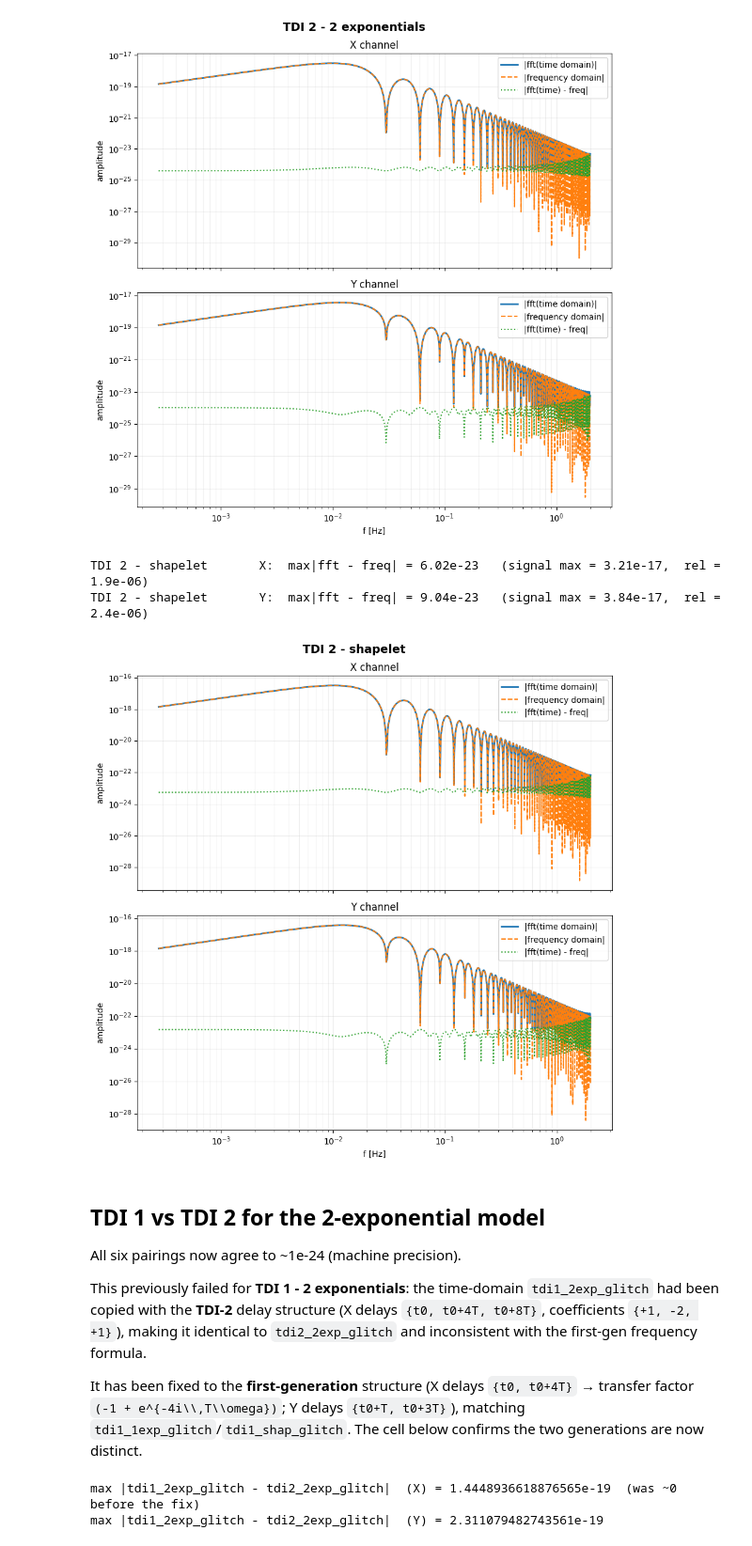
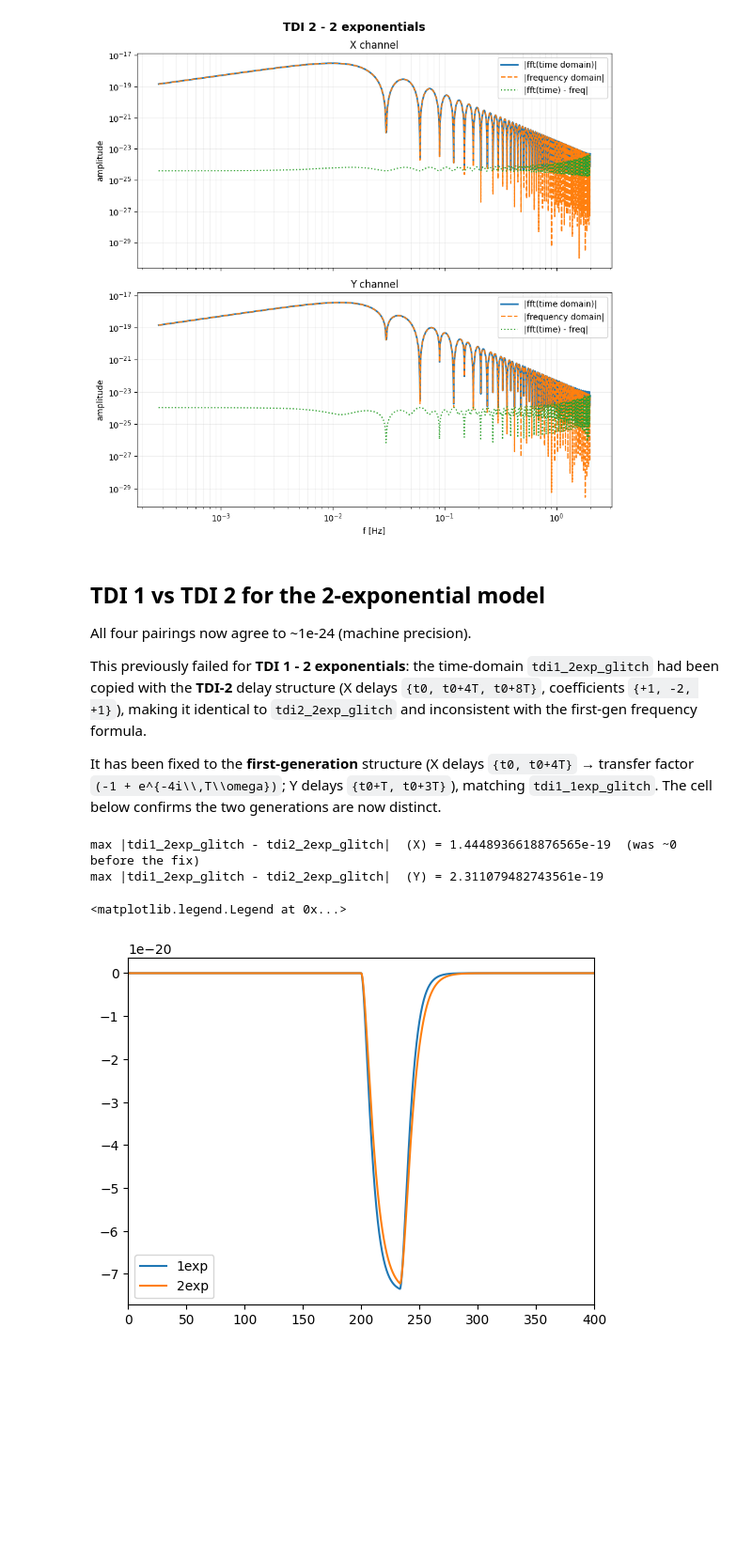
Before and after one commit to gmenta24/jaxglitches, a Jupyter notebook: waveform_fft_tests.ipynb, the cells around one changed output. Shown at 94% size. Saved outputs shown, nothing was run; the diff lists cells and outputs as text; code cells hidden in the pictures; blank space fills up the shorter version.

```diff
--- a/waveform_fft_tests.ipynb
+++ b/waveform_fft_tests.ipynb
@@ -51,14 +50,12 @@ t0     = 200.0           # s, glitch onset (well inside the window)
 tau    = 5.0             # s, single decay time (1exp)
 tau1   = 5.0             # s, decay times (2exp)
 tau2   = 7.0
-beta   = 5.0             # s, shapelet decay time
 
 # positional arg packs: (onset, Deltav, decay(s)..., T) -- identical order for
 # the time-domain and frequency-domain version of each model.
 params = {
     '1exp':     (t0, Deltav, tau,        T),
     '2exp':     (t0, Deltav, tau1, tau2, T),
-    'shapelet': (t0, Deltav, beta,       T),
 }
 # %%
 def compare(name, time_fn, freq_fn, p):
@@ -129,16 +120,10 @@ compare('TDI 2 - 2 exponentials', w.tdi2_2exp_glitch, w.tdi2_2exp_f_glitch, para
 TDI 2 - 2 exponentials X:  max|fft - freq| = 4.30e-24   (signal max = 3.08e-18,  rel = 1.4e-06)
 TDI 2 - 2 exponentials Y:  max|fft - freq| = 6.45e-24   (signal max = 3.63e-18,  rel = 1.8e-06)
 [figure]
-# %%
-compare('TDI 2 - shapelet', w.tdi2_shap_glitch, w.tdi2_shap_f_glitch, params['shapelet'])
-# %% [output]
-TDI 2 - shapelet       X:  max|fft - freq| = 6.02e-23   (signal max = 3.21e-17,  rel = 1.9e-06)
-TDI 2 - shapelet       Y:  max|fft - freq| = 9.04e-23   (signal max = 3.84e-17,  rel = 2.4e-06)
-[figure, removed]
 # %% [markdown]
 ## TDI 1 vs TDI 2 for the 2-exponential model
 
-All six pairings now agree to ~1e-24 (machine precision).
+All four pairings now agree to ~1e-24 (machine precision).
 
 This previously failed for **TDI 1 - 2 exponentials**: the time-domain
 `tdi1_2exp_glitch` had been copied with the **TDI-2** delay structure
@@ -147,8 +132,7 @@ to `tdi2_2exp_glitch` and inconsistent with the first-gen frequency formula.
 
 It has been fixed to the **first-generation** structure (X delays `{t0, t0+4T}`
 → transfer factor `(-1 + e^{-4i\\,T\\omega})`; Y delays `{t0+T, t0+3T}`), matching
-`tdi1_1exp_glitch`/`tdi1_shap_glitch`. The cell below confirms the two generations
-are now distinct.
+`tdi1_1exp_glitch`. The cell below confirms the two generations are now distinct.
 # %%
 # TDI-1 and TDI-2 2exp time-domain waveforms are now genuinely different:
 a = w.tdi1_2exp_glitch(t, *params['2exp'])
@@ -160,3 +144,12 @@ print('max |tdi1_2exp_glitch - tdi2_2exp_glitch|  (Y) =',
 # %% [output]
 max |tdi1_2exp_glitch - tdi2_2exp_glitch|  (X) = 1.4448936618876565e-19  (was ~0 before the fix)
 max |tdi1_2exp_glitch - tdi2_2exp_glitch|  (Y) = 2.311079482743561e-19
+# %%
+# Time-domain comparison of the two distinct models (TDI-1, X channel):
+plt.plot(t, w.tdi1_1exp_glitch(t, *params['1exp'])[0], label='1exp')
+plt.plot(t, w.tdi1_2exp_glitch(t, *params['2exp'])[0], label='2exp')
+plt.xlim(0, 400)
+plt.legend()
+# %% [output]
+<matplotlib.legend.Legend at 0x...>
+[figure, added]
```
Also changed, not shown: parts of 3 cells of this notebook, 6 other files.
